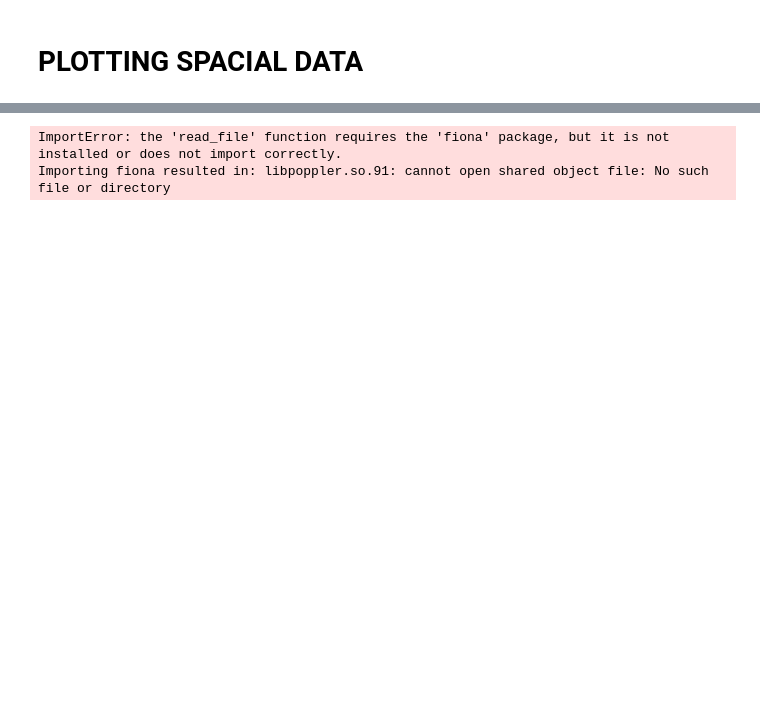
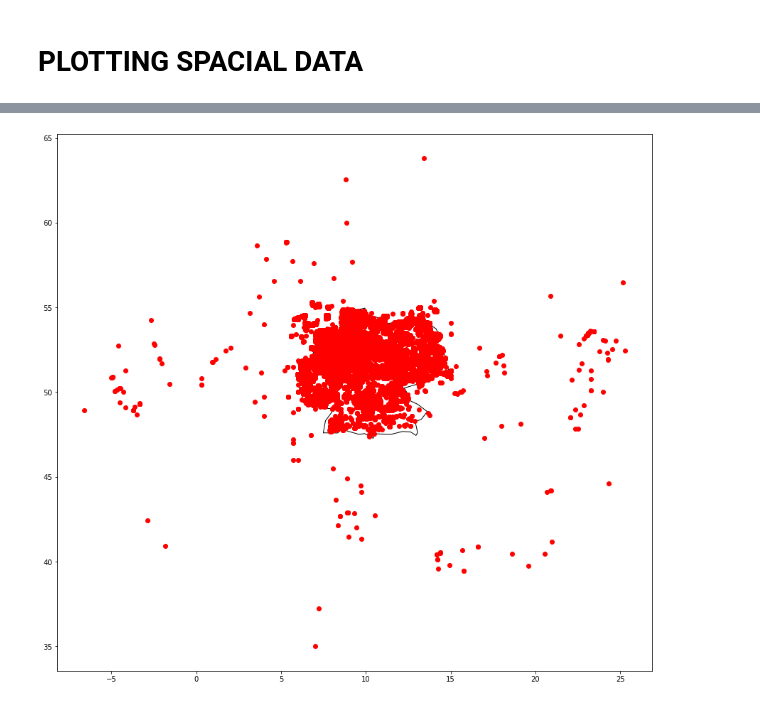
Before and after one commit to clwehner/Windatlas, a Jupyter notebook: windatlas/mastr/sqlToPandas.ipynb, the cells around one changed output, grey strips where cells are left out. Drawn from its saved outputs; the diff is of its cells as text; code cells hidden in the pictures; blank space fills up the shorter version.

```diff
--- a/windatlas/mastr/sqlToPandas.ipynb
+++ b/windatlas/mastr/sqlToPandas.ipynb
@@ -93,15 +121,17 @@ ImportError: libpoppler.so.91: cannot open shared object file: No such file or d
 # %%
-gdf = gp.GeoDataFrame(df, geometry=gp.points_from_xy(df.Laengengrad, df.Breitengrad))
+dfna = df.dropna(subset=['Laengengrad','Breitengrad'])
+gdf = gp.GeoDataFrame(dfna, geometry=gp.points_from_xy(dfna.Laengengrad, dfna.Breitengrad))
 world = gp.read_file(gp.datasets.get_path('naturalearth_lowres'))
 
-# We restrict to South America.
-ax = world[world.continent == 'Europe'].plot(
-    color='white', edgecolor='black')
+# We restrict to Germany.
+ax = world[world.name == 'Germany'].plot(
+    color='white', edgecolor='black', figsize=(15,15))
 
 # We can now plot our ``GeoDataFrame``.
-gdf.plot(ax=ax, color='red')
+gdf.plot(ax=ax,
+    color='red',
+    column='Nettonennleistung')
 
 plt.show()
 # %% [output]
-ImportError: the 'read_file' function requires the 'fiona' package, but it is not installed or does not import correctly.
-Importing fiona resulted in: libpoppler.so.91: cannot open shared object file: No such file or directory
+[figure, added]
```
Also changed, not shown: parts of 10 cells of this notebook, 5 other files.
